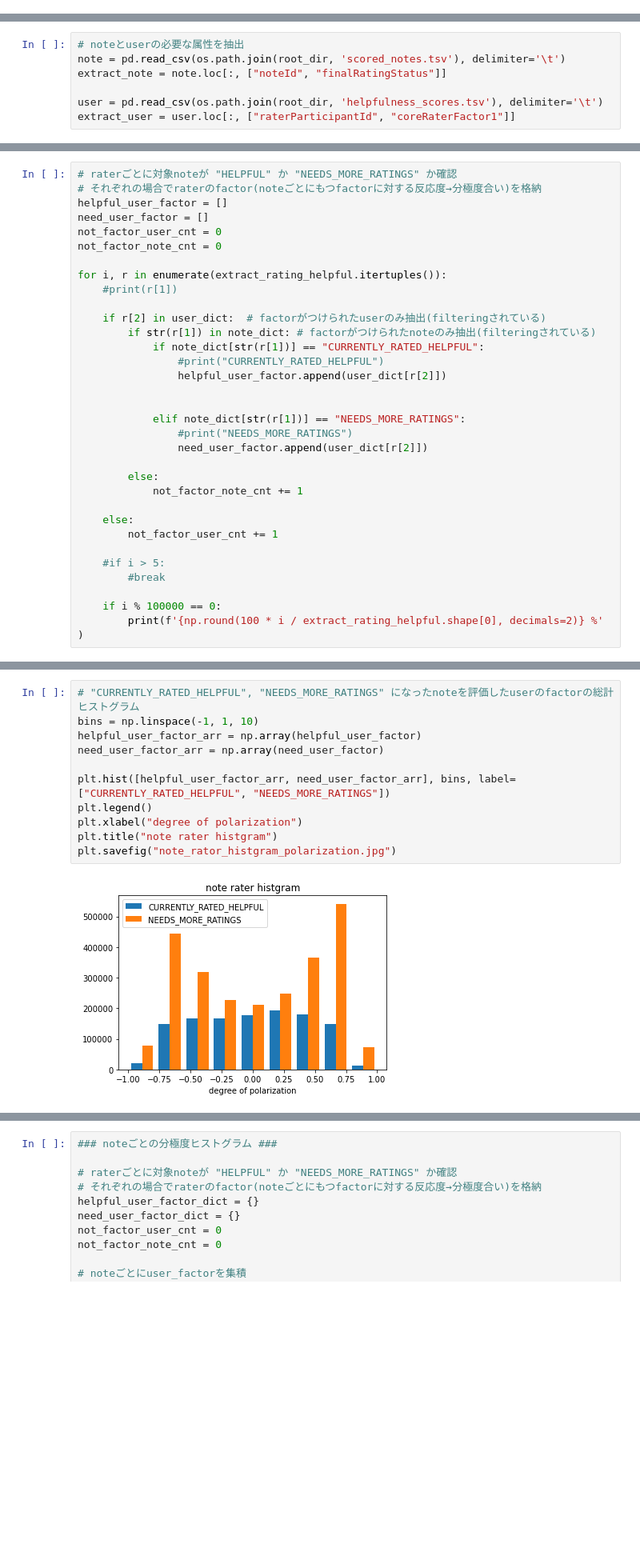
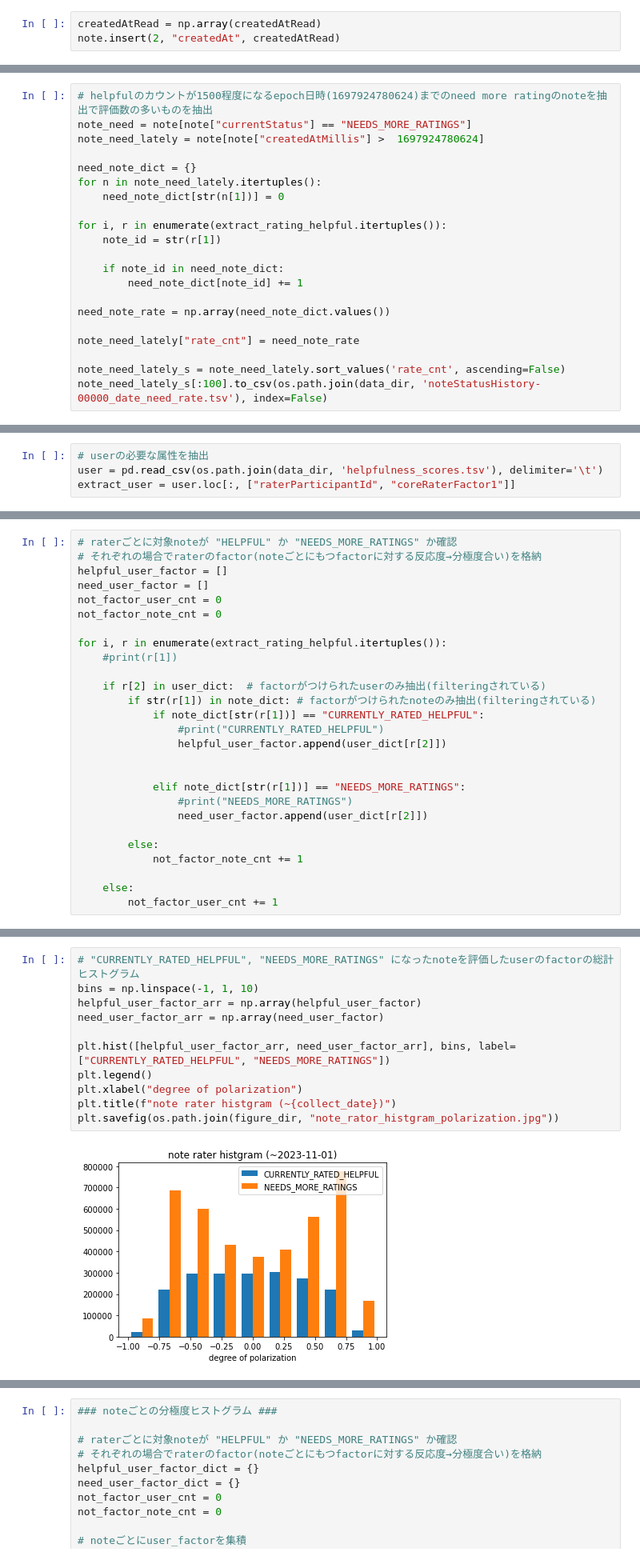
Before and after one commit to SnoozingJellyfish/communitynotes, a Jupyter notebook: note_analysis.ipynb, the cells around one changed output, grey strips where cells are left out. Shown at 80% size. Saved outputs shown, nothing was run; the diff lists cells and outputs as text; blank space fills up the shorter version.

```diff
--- a/note_analysis.ipynb
+++ b/note_analysis.ipynb
@@ -26,0 +42,3 @@ print(extract_rating_helpful.shape)
+# %%
+createdAtRead = np.array(createdAtRead)
+note.insert(2, "createdAt", createdAtRead)
@@ -26,0 +59,21 @@ print(extract_rating_helpful.shape)
+# %%
+# helpfulのカウントが1500程度になるepoch日時(1697924780624)までのneed more ratingのnoteを抽出で評価数の多いものを抽出
+note_need = note[note["currentStatus"] == "NEEDS_MORE_RATINGS"]
+note_need_lately = note[note["createdAtMillis"] >  1697924780624]
+
+need_note_dict = {}
+for n in note_need_lately.itertuples():
+    need_note_dict[str(n[1])] = 0
+
+for i, r in enumerate(extract_rating_helpful.itertuples()):
+    note_id = str(r[1])
+
+    if note_id in need_note_dict:
+        need_note_dict[note_id] += 1
+
+need_note_rate = np.array(need_note_dict.values())
+
+note_need_lately["rate_cnt"] = need_note_rate
+
+note_need_lately_s = note_need_lately.sort_values('rate_cnt', ascending=False)
+note_need_lately_s[:100].to_csv(os.path.join(data_dir, 'noteStatusHistory-00000_date_need_rate.tsv'), index=False)
@@ -27,9 +86,6 @@ print(extract_rating_helpful.shape)
 # %%
-# noteとuserの必要な属性を抽出
-note = pd.read_csv(os.path.join(root_dir, 'scored_notes.tsv'), delimiter='\t')
-extract_note = note.loc[:, ["noteId", "finalRatingStatus"]]
-
-user = pd.read_csv(os.path.join(root_dir, 'helpfulness_scores.tsv'), delimiter='\t')
+# userの必要な属性を抽出
+user = pd.read_csv(os.path.join(data_dir, 'helpfulness_scores.tsv'), delimiter='\t')
 extract_user = user.loc[:, ["raterParticipantId", "coreRaterFactor1"]]
 # %%
 # note_idとfinalRatingStatus, user_idとcoreRaterFactorの辞書を作成 (user factorが算出されていない52%のuserを除外)
@@ -76,9 +132,3 @@ for i, r in enumerate(extract_rating_helpful.itertuples()):
 
     else:
         not_factor_user_cnt += 1
-
-    #if i > 5:
-        #break
-
-    if i % 100000 == 0:
-        print(f'{np.round(100 * i / extract_rating_helpful.shape[0], decimals=2)} %' )
@@ -103,16 +135,16 @@ for i, r in enumerate(extract_rating_helpful.itertuples()):
 # %%
 # "CURRENTLY_RATED_HELPFUL", "NEEDS_MORE_RATINGS" になったnoteを評価したuserのfactorの総計ヒストグラム
 bins = np.linspace(-1, 1, 10)
 helpful_user_factor_arr = np.array(helpful_user_factor)
 need_user_factor_arr = np.array(need_user_factor)
 
 plt.hist([helpful_user_factor_arr, need_user_factor_arr], bins, label=["CURRENTLY_RATED_HELPFUL", "NEEDS_MORE_RATINGS"])
 plt.legend()
 plt.xlabel("degree of polarization")
-plt.title("note rater histgram")
-plt.savefig("note_rator_histgram_polarization.jpg")
+plt.title(f"note rater histgram (~{collect_date})")
+plt.savefig(os.path.join(figure_dir, "note_rator_histgram_polarization.jpg"))
 # %% [output]
-[figure, old version]
+[figure, new version]
 # %%
 print(f"filteringされたnoteの割合：{np.round(100 * not_factor_note_cnt/ extract_rating_helpful.shape[0], decimals=2)} %")
 print(f"filteringされたuserの割合：{np.round(100 * not_factor_user_cnt/ extract_rating_helpful.shape[0], decimals=2)} %")
```
Also changed, not shown: parts of 15 cells of this notebook, 10 other files.
